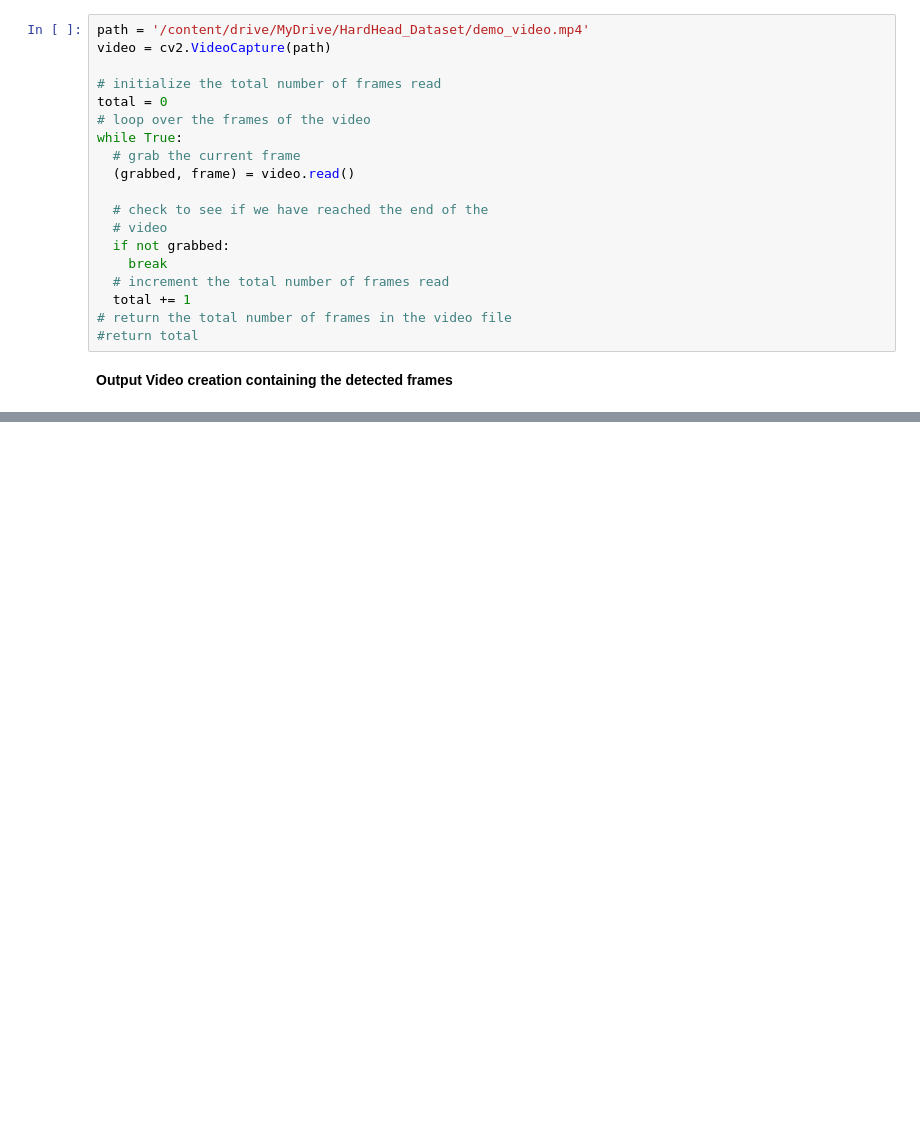
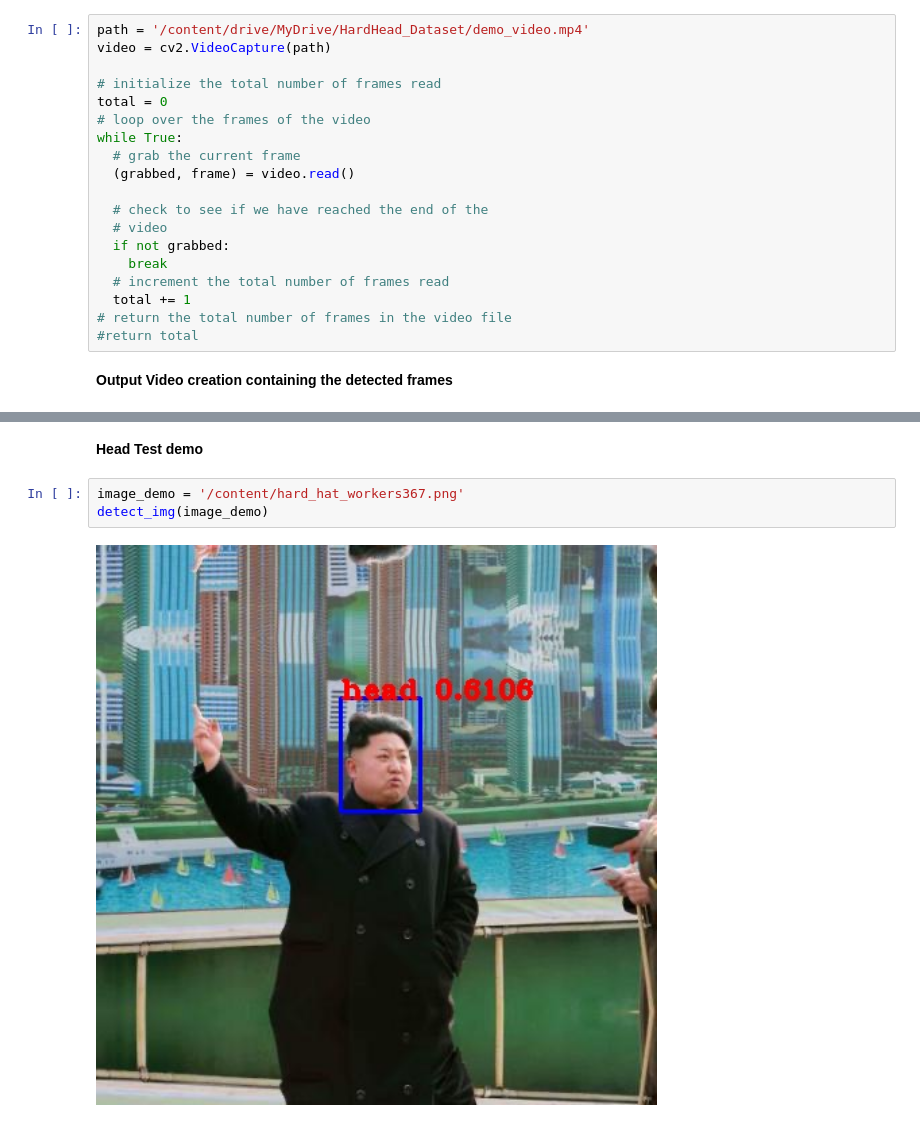
Before and after one commit to sayan0506/HardHead-Detection-for-Safety-Surveilance, a Jupyter notebook: Personal_Safety_Equipment_Detection_System_using_YoloV3.ipynb, the cells around one changed output, grey strips where cells are left out. Drawn from its saved outputs; the diff is of its cells as text; blank space fills up the shorter version.

```diff
--- a/Personal_Safety_Equipment_Detection_System_using_YoloV3.ipynb
+++ b/Personal_Safety_Equipment_Detection_System_using_YoloV3.ipynb
@@ -1453,0 +1455,7 @@ WARNING:tensorflow:Unresolved object in checkpoint: (root).optimizer.decay
+# %% [markdown]
+**Head Test demo**
+# %%
+image_demo = '/content/hard_hat_workers367.png'
+detect_img(image_demo)
+# %% [output]
+[figure, added]
```
Also changed, not shown: parts of 2 cells of this notebook.
